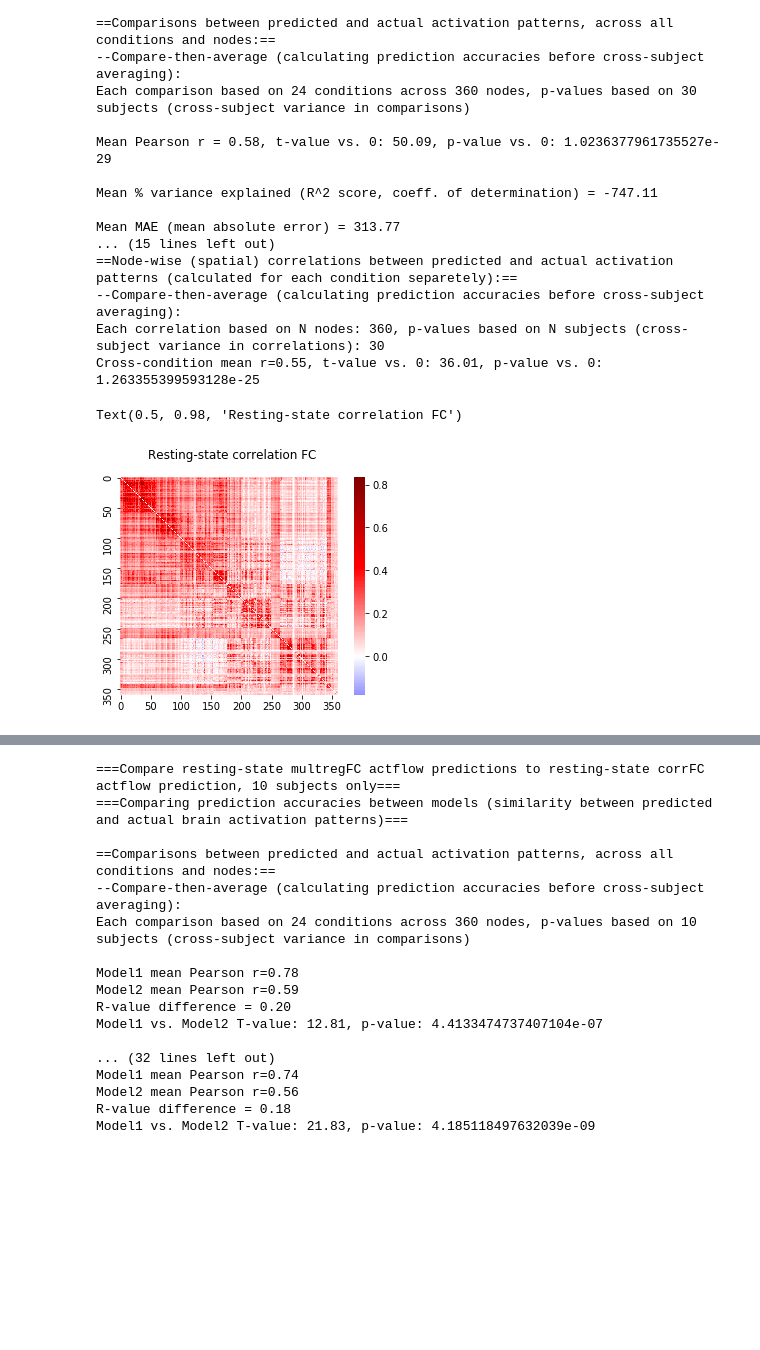
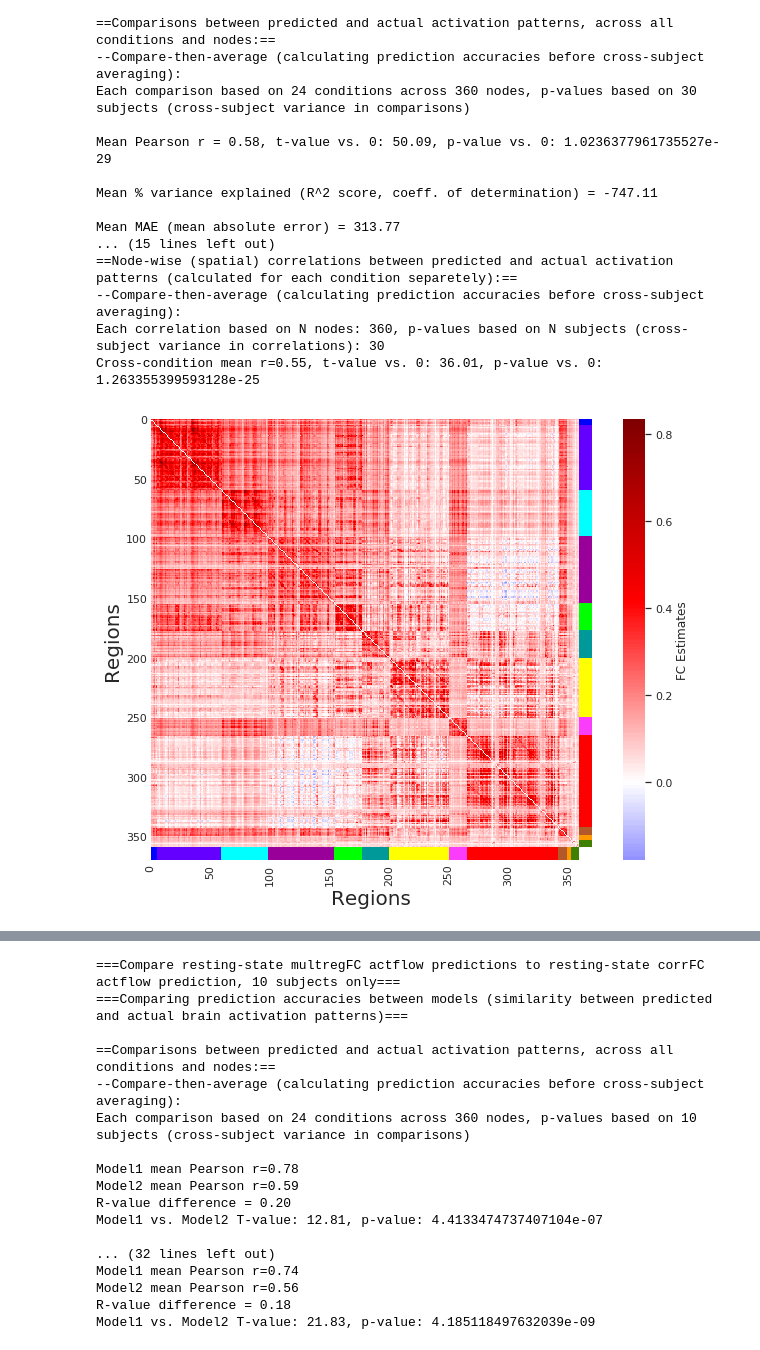
Before and after one commit to ColeLab/ActflowToolbox, a Jupyter notebook: examples/HCP_example.ipynb, the cells around one changed output, grey strips where cells are left out. Drawn from its saved outputs; the diff is of its cells as text; code cells hidden in the pictures; blank space fills up the shorter version.

```diff
--- a/examples/HCP_example.ipynb
+++ b/examples/HCP_example.ipynb
@@ -81,12 +96,11 @@ Mean MAE (mean absolute error) = 313.77
 --Compare-then-average (calculating prediction accuracies before cross-subject averaging):
 Each correlation based on N nodes: 360, p-values based on N subjects (cross-subject variance in correlations): 30
 Cross-condition mean r=0.55, t-value vs. 0: 36.01, p-value vs. 0: 1.263355399593128e-25
-# %%
-#Visualize FC matrix
-ax = sns.heatmap(np.mean(restFC_corr[netorder,:,:][:,netorder,:],axis=2),square=True,center=0,cmap='seismic',cbar=True,xticklabels=50,yticklabels=50)
-ax.figure.suptitle('Resting-state correlation FC')
-# %% [output]
-Text(0.5, 0.98, 'Resting-state correlation FC')
-[figure, removed]
+# %%
+#Visualize FC matrix
+fcmat=np.mean(restFC_corr[netorder,:,:][:,netorder,:],axis=2)
+actflow.tools.addNetColors_Seaborn(fcmat)
+# %% [output]
+[figure, added]
 # %%
 #Visualize predicted and actual activation patterns
```
Also changed, not shown: parts of 6 cells of this notebook, 5 other files.
